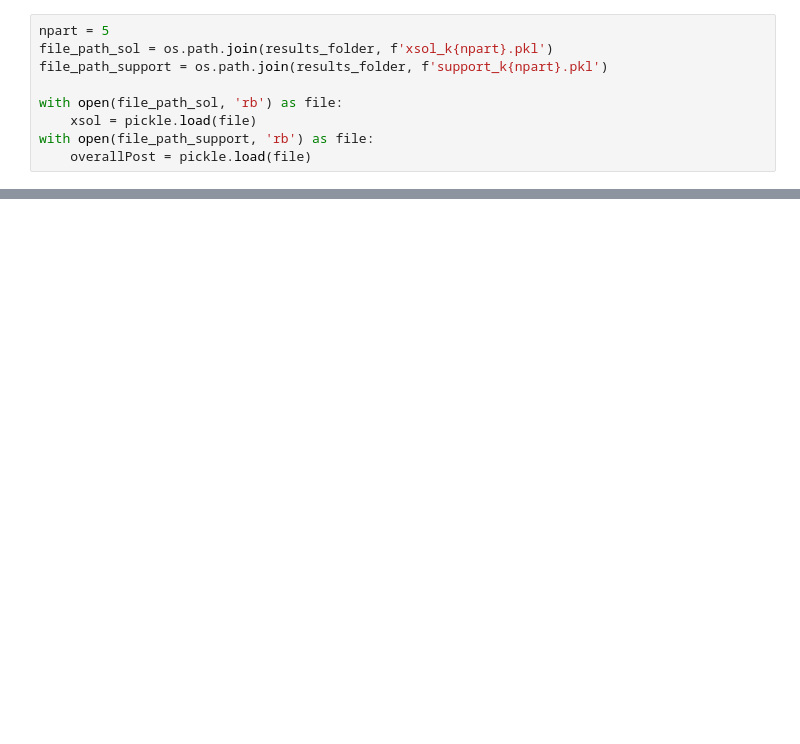
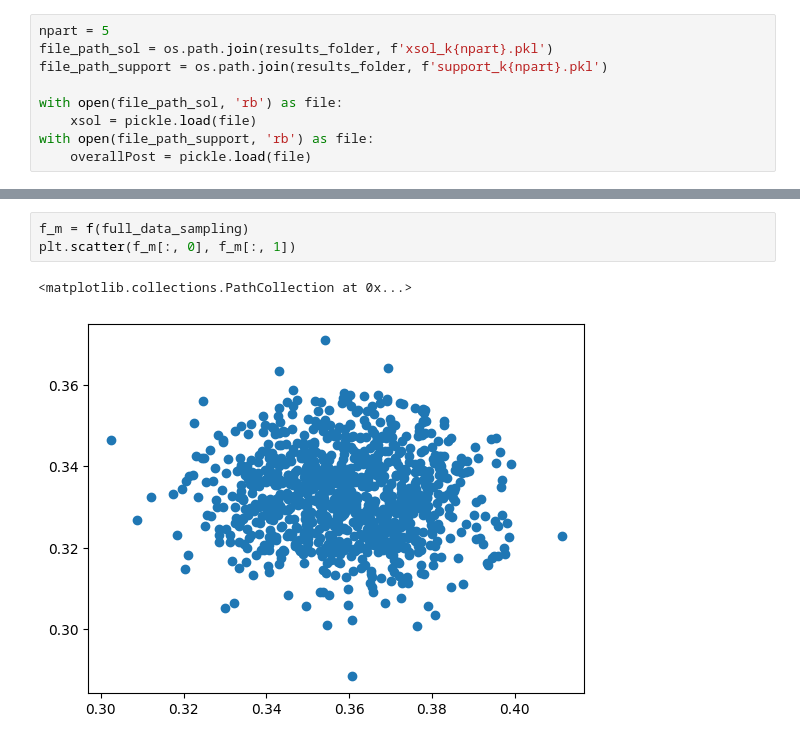
Before and after one commit to VictorBaillet/WASP-experiments, a Jupyter notebook: results.ipynb, the cells around one changed output, grey strips where cells are left out. Cells and saved outputs as stored; diff of their text form; blank space fills up the shorter version.

```diff
--- a/results.ipynb
+++ b/results.ipynb
@@ -62,0 +105,6 @@ plt.show()
+# %%
+f_m = f(full_data_sampling)
+plt.scatter(f_m[:, 0], f_m[:, 1])
+# %% [output]
+<matplotlib.collections.PathCollection at 0x...>
+[figure, added]
```
Also changed, not shown: parts of 11 cells of this notebook, 21 other files.
